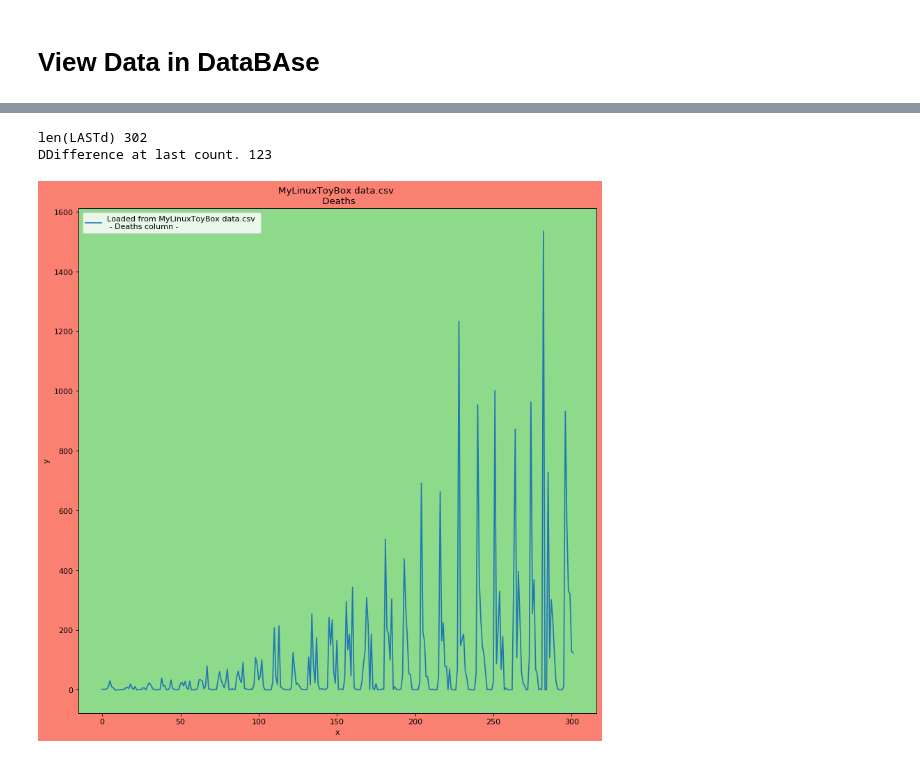
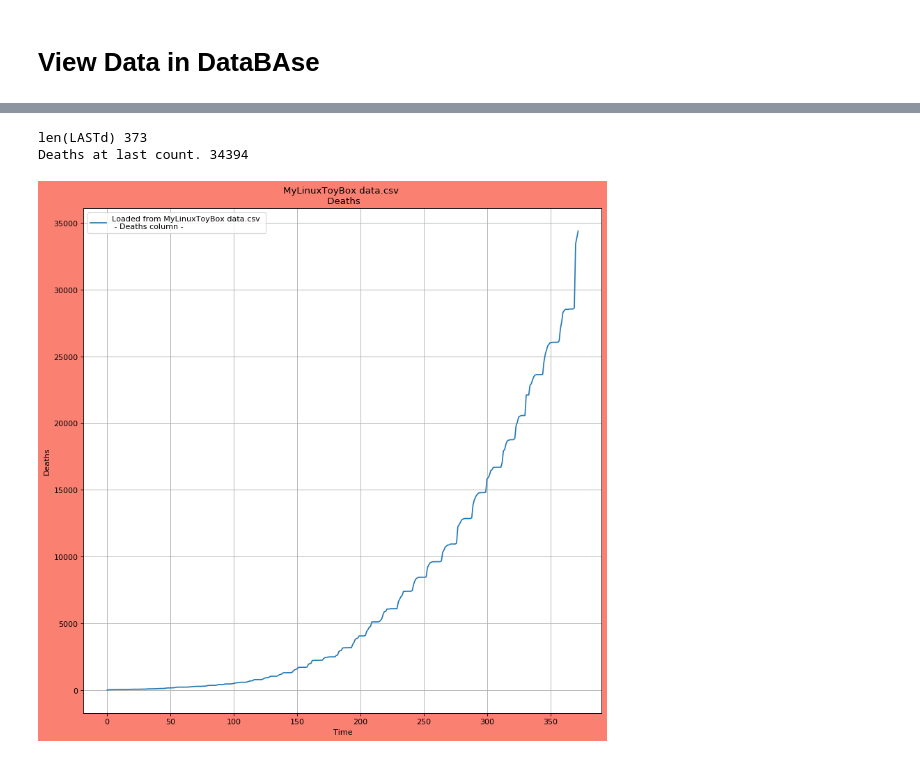
Before and after one commit to JupyterJones/COVID-19-Jupyter-Notebooks, a Jupyter notebook: Using-MyLinuxToyBox---data.csv.ipynb, the cells around one changed output, grey strips where cells are left out. Drawn from its saved outputs; the diff is of its cells as text; code cells hidden in the pictures.

```diff
--- a/Using-MyLinuxToyBox---data.csv.ipynb
+++ b/Using-MyLinuxToyBox---data.csv.ipynb
@@ -636,25 +329,19 @@ for row in c.execute("select * from CORONA"):
 # %%
 import matplotlib.pyplot as plt
 import csv
-from matplotlib.pyplot import text
-from matplotlib.pyplot import figure
-x = LASTD[400:]
-print("len(LASTd)",len(x),"\nDDifference at last count.",LASTD[-1])
-t=range(0,len(LASTD[400:]))
+
+x = LASTd
+print("len(LASTd)",len(x),"\nDeaths at last count.",LASTd[-1])
+t=range(0,len(LASTd))
 fig = plt.figure(num=None, figsize=(12,12), dpi=80, facecolor='salmon')
-#fig = plt.figure()
-
-ax = fig.gca()
-
-#ax.set_facecolor('xkcd:green')
-ax.set_facecolor(('#8eda8b'))
 plt.plot(t,x, label='Loaded from MyLinuxToyBox data.csv \n - Deaths column -')
-plt.xlabel('x')
-plt.ylabel('y')
+plt.xlabel('Time')
+plt.ylabel('Deaths')
+plt.grid(True)
 plt.title('MyLinuxToyBox data.csv \n Deaths')
 plt.legend()
 plt.show()
 # %% [output]
-len(LASTd) 302
-DDifference at last count. 123
+len(LASTd) 373
+Deaths at last count. 34394
-[figure, old version]
+[figure, new version]
```
Also changed, not shown: parts of 16 cells of this notebook, 30 other files.
